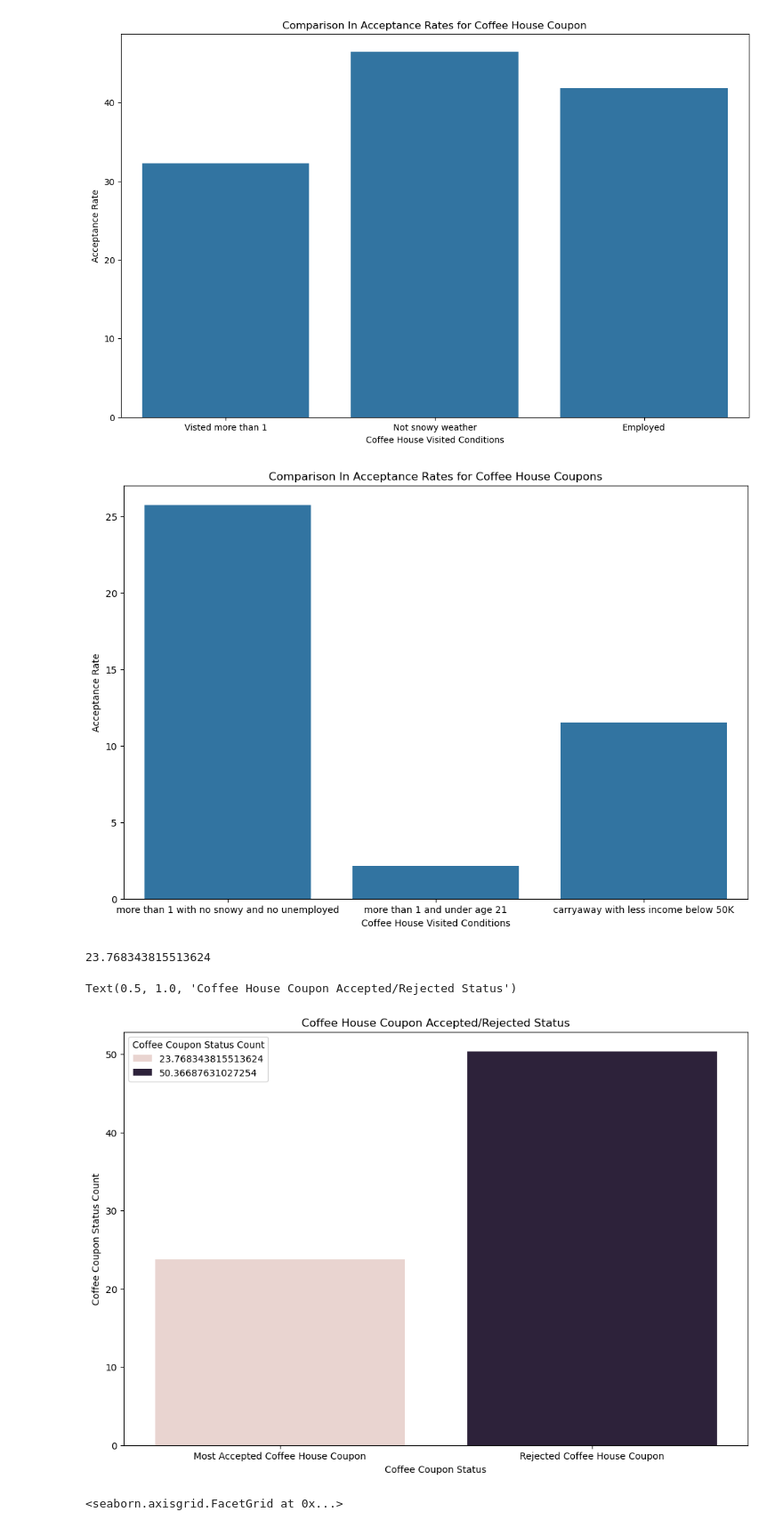
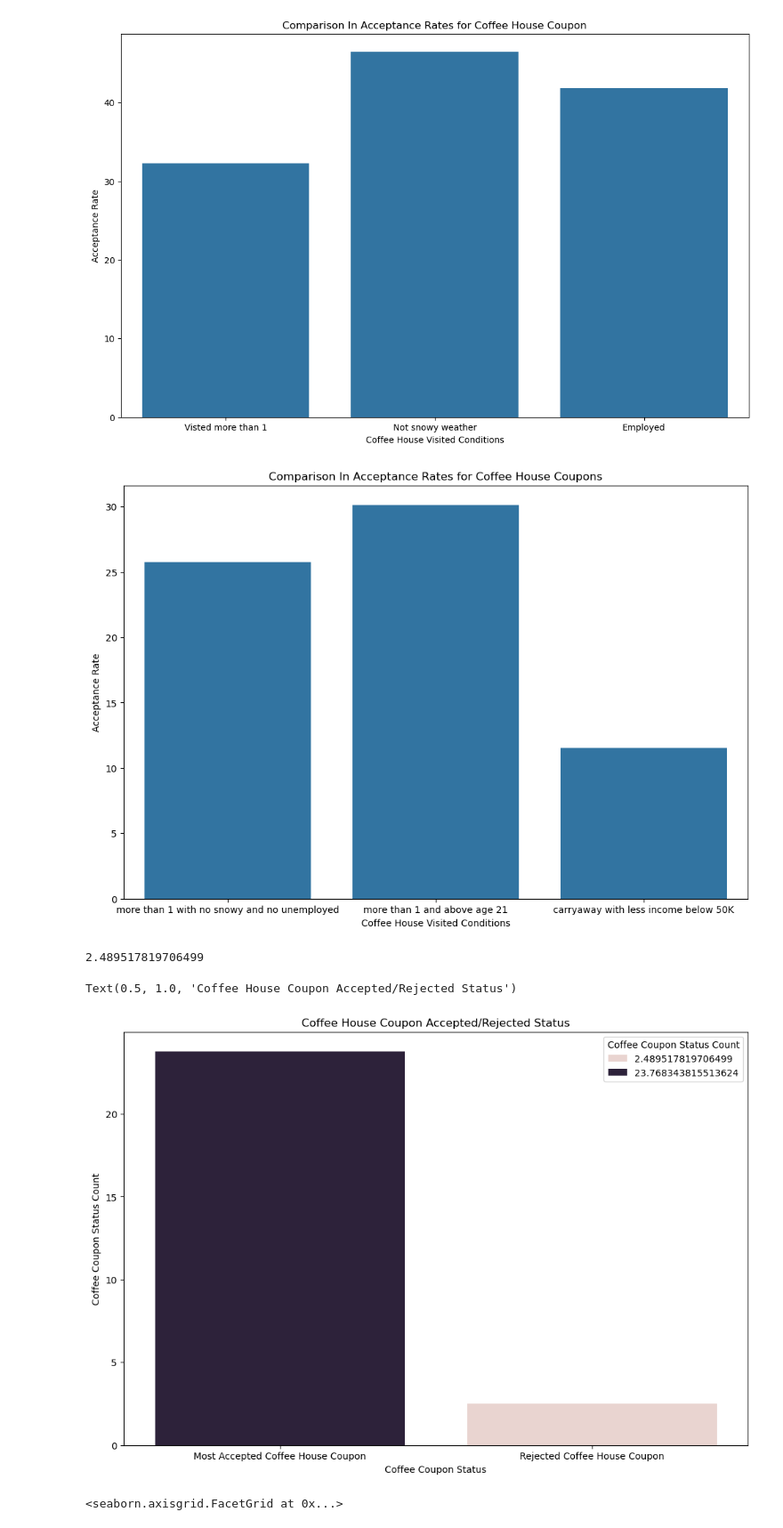
Before and after one commit to PoojaSinha8809/Practical-Application-Module-5, a Jupyter notebook: prompt.ipynb, the cells around one changed output. Shown: that part at 89% size. Cells and saved outputs as stored; diff of their text form; code cells hidden in the pictures.

```diff
--- a/prompt.ipynb
+++ b/prompt.ipynb
@@ -587,12 +588,12 @@ count_accepted_coffee_house_coupons_more_than_1_no_snowy_not_unemployed = len(ac
 #Calculate acceptance_rate for drivers with coffee house coupon go to coffee house more than once a month with no Snowy weather, and were not unemployed on total coffee house coupon
 acceptance_rate_coffee_house_coupons_more_than_1_no_snowy_not_unemployed = (count_accepted_coffee_house_coupons_more_than_1_no_snowy_not_unemployed/count_total_coffee_house_coupon) * 100
 
-#Filtered the data on dataframe with coffee house coupon when driver visited more than once a month, with passengers that are under the age of 21
-accepted_coffee_house_coupon_more_than_1_under_age_21 = coffee_house_coupons_df.loc[(coffee_house_coupons_df['CoffeeHouse'].isin(['1~3','4~8','gt8'])) & (coffee_house_coupons_df['age'].isin(['below21'])) & (coffee_house_coupons_df['Y'] == 1)]
-count_accepted_coffee_house_coupon_more_than_1_under_age_21 = len(accepted_coffee_house_coupon_more_than_1_under_age_21)
+#Filtered the data on dataframe with coffee house coupon when driver visited more than once a month, with passengers that are above the age of 21
+accepted_coffee_house_coupon_more_than_1_above_age_21 = coffee_house_coupons_df.loc[(coffee_house_coupons_df['CoffeeHouse'].isin(['1~3','4~8','gt8'])) & (coffee_house_coupons_df['age'].isin(['21','26','31','36','41','46','50plus'])) & (coffee_house_coupons_df['Y'] == 1)]
+count_accepted_coffee_house_coupon_more_than_1_above_age_21 = len(accepted_coffee_house_coupon_more_than_1_under_age_21)
 
-#Calculate acceptance_rate for drivers with coffee house coupon go to coffee more than once with passengers that are under the age of 21 on total coffee house coupon
-acceptance_rate_coffee_house_coupons_more_than_1_under_age_21 = (count_accepted_coffee_house_coupon_more_than_1_under_age_21/count_total_coffee_house_coupon) * 100
+#Calculate acceptance_rate for drivers with coffee house coupon go to coffee more than once with passengers that are above the age of 21 on total coffee house coupon
+acceptance_rate_coffee_house_coupons_more_than_1_above_age_21 = (count_accepted_coffee_house_coupon_more_than_1_above_age_21/count_total_coffee_house_coupon) * 100
 
 #Filtered the data on dataframe with Coffee House coupon when driver went for carryaway more than 4 times a month and income is less than 50K
 accepted_coffee_house_coupons_with_carryaway_less_income = coffee_house_coupons_df.loc[(coffee_house_coupons_df['CarryAway'].isin(['4~8','gt8'])) & (coffee_house_coupons_df['income'].isin(['$37500 - $49999','$25000 - $37499','$12500 - $24999'])) & (coffee_house_coupons_df['Y'] == 1)]
@@ -602,9 +603,9 @@ count_accepted_coffee_house_coupons_with_carryaway_less_income = len(accepted_co
 acceptance_rate_count_accepted_coffee_house_coupons_with_carryaway_less_income = (count_accepted_coffee_house_coupons_with_carryaway_less_income/count_total_coffee_house_coupon) * 100
 
 #Dataset is created to represent the comparison between different accepted rates calculated for multiple conditions
-accepted_rate_on_coffee_house_coupons_data_multiple_conditions = {'Coffee House Visited Conditions': ['more than 1 with no snowy and no unemployed', 'more than 1 and under age 21', 'carryaway with less income below 50K']}
+accepted_rate_on_coffee_house_coupons_data_multiple_conditions = {'Coffee House Visited Conditions': ['more than 1 with no snowy and no unemployed', 'more than 1 and above age 21', 'carryaway with less income below 50K']}
 accepted_rate_on_coffee_house_coupons_data_multiple_conditions['Coffee House Accpeted Total Count'] = [count_total_coffee_house_coupon, count_total_coffee_house_coupon, count_total_coffee_house_coupon]
-accepted_rate_on_coffee_house_coupons_data_multiple_conditions['Acceptance Rate'] = [acceptance_rate_coffee_house_coupons_more_than_1_no_snowy_not_unemployed, acceptance_rate_coffee_house_coupons_more_than_1_under_age_21, acceptance_rate_count_accepted_coffee_house_coupons_with_carryaway_less_income]
+accepted_rate_on_coffee_house_coupons_data_multiple_conditions['Acceptance Rate'] = [acceptance_rate_coffee_house_coupons_more_than_1_no_snowy_not_unemployed, acceptance_rate_coffee_house_coupons_more_than_1_above_age_21, acceptance_rate_count_accepted_coffee_house_coupons_with_carryaway_less_income]
 
 #Dataframe is generated using the dataset prepared for different conditions.
 accepted_rate_on_coffee_house_coupons_data_multiple_conditions_df = pd.DataFrame(accepted_rate_on_coffee_house_coupons_data_multiple_conditions)
@@ -623,42 +624,43 @@ plt.title("Comparison In Acceptance Rates for Coffee House Coupons")
 # Show the plot
 plt.show()
 # %% [output]
-[figure, old version]
+[figure, new version]
 # %%
 #Share Hypothesis based on above observation
 #Based on above observation the hypothesis about drivers who always accepted the Coffee House coupons are one who visited coffee house more than 1 times, were not unemployed, With no snowy weather and with age above 21.
 #Filtered the bar coupon on drivers who visited coffee house more than 1 times, were not unemployed, With no snowy weather and with age above 21.
 filtered_accepted_coffee_house_coupon_df = coffee_house_coupons_df.loc[(coffee_house_coupons_df['CoffeeHouse'].isin(['1~3','4~8','gt8'])) & (coffee_house_coupons_df['weather'] != 'Snowy') & (coffee_house_coupons_df['occupation'] != 'Unemployed') & (coffee_house_coupons_df['age'].isin(['21','26','31','36','41','46','50plus'])) & (coffee_house_coupons_df['Y'] == 1)]
 count_filtered_accepted_coffee_house_coupon = len(filtered_accepted_coffee_house_coupon_df)
 
 #calculate acceptance rate for drivers with above condition based on total Coffee House coupon.
 accpetance_rate_on_all_favorable_condition_coffee_coupon = (count_filtered_accepted_coffee_house_coupon/count_total_coffee_house_coupon) * 100
-print(accpetance_rate_on_all_favorable_condition_coffee_coupon )
+#print(accpetance_rate_on_all_favorable_condition_coffee_coupon )
 
-#Calaculate rejected coffee house coupon and calculate the rejected rate
-count_rejected_coffee_house_coupon = len(coffee_house_coupons_df.query('Y == 0'))
-rejected_rate_for_coffee_house_coupon = (count_rejected_coffee_house_coupon/count_total_coffee_house_coupon) * 100
-
+#Calaculate rejected coffee house coupon when driver who visited coffee house less than 1 in a month, unemployed and in snowy weather and calculate the rejected rate
+rejected_coffee_house_coupon_condition  = coffee_house_coupons_df.loc[(coffee_house_coupons_df['CoffeeHouse'].isin(['less1','never'])) & (coffee_house_coupons_df['weather'] == 'Snowy') & (coffee_house_coupons_df['Y'] == 0)]
+count_rejected_coffee_house_coupon_condition = len(rejected_coffee_house_coupon_condition)
+rejected_rate_for_coffee_house_coupon_condition = (count_rejected_coffee_house_coupon_condition/count_total_coffee_house_coupon) * 100
+print(rejected_rate_for_coffee_house_coupon_condition)
 
 #Prepare the dataset to store the accepted rate for specific characteristics of drivers with Coffee House Coupon and rejected rate for Coffee House.
-most_accepted_coffee_house_coupons_data = {'Coffee Coupon Status': ['Most Accepted Coffee House Coupon', 'Rejected Coffee House Coupon'],
-                               'Coffee Coupon Status Count' : [accpetance_rate_on_all_favorable_condition_coffee_coupon, rejected_rate_for_coffee_house_coupon]}
-most_accepted_coffee_house_coupon_df = pd.DataFrame(most_accepted_coffee_house_coupons_data)
+most_accepted_rejected_coffee_house_coupons_data = {'Coffee Coupon Status': ['Most Accepted Coffee House Coupon', 'Rejected Coffee House Coupon'],
+                               'Coffee Coupon Status Count' : [accpetance_rate_on_all_favorable_condition_coffee_coupon, rejected_rate_for_coffee_house_coupon_condition]}
+most_accepted__rejected_coffee_house_coupon_df = pd.DataFrame(most_accepted_rejected_coffee_house_coupons_data)
 
 # Create the figure and axes
 figure2, axes2 = plt.subplots(figsize=(12, 8))
 
 # Create the barplot to display the Bar coupon status to display the comparison between accepted and rejected rate
-sns.barplot(x='Coffee Coupon Status', y='Coffee Coupon Status Count', data=most_accepted_coffee_house_coupon_df, hue='Coffee Coupon Status Count',  ax=axes2 )
+sns.barplot(x='Coffee Coupon Status', y='Coffee Coupon Status Count', data=most_accepted__rejected_coffee_house_coupon_df, hue='Coffee Coupon Status Count',  ax=axes2 )
 
 # Set the title
 plt.title("Coffee House Coupon Accepted/Rejected Status")
 
 #From the plot it clearly states that the for bar coupon the most favorab
 # %% [output]
-23.768343815513624
+2.489517819706499
 Text(0.5, 1.0, 'Coffee House Coupon Accepted/Rejected Status')
-[figure, old version]
+[figure, new version]
 # %%
 coffee_house_coupon_proportion_df = coffee_house_coupons_df.groupby('coupon')['Y'].value_counts(normalize=True).reset_index(name='Proportion')
 
```
Also changed, not shown: parts of 1 cell of this notebook.
